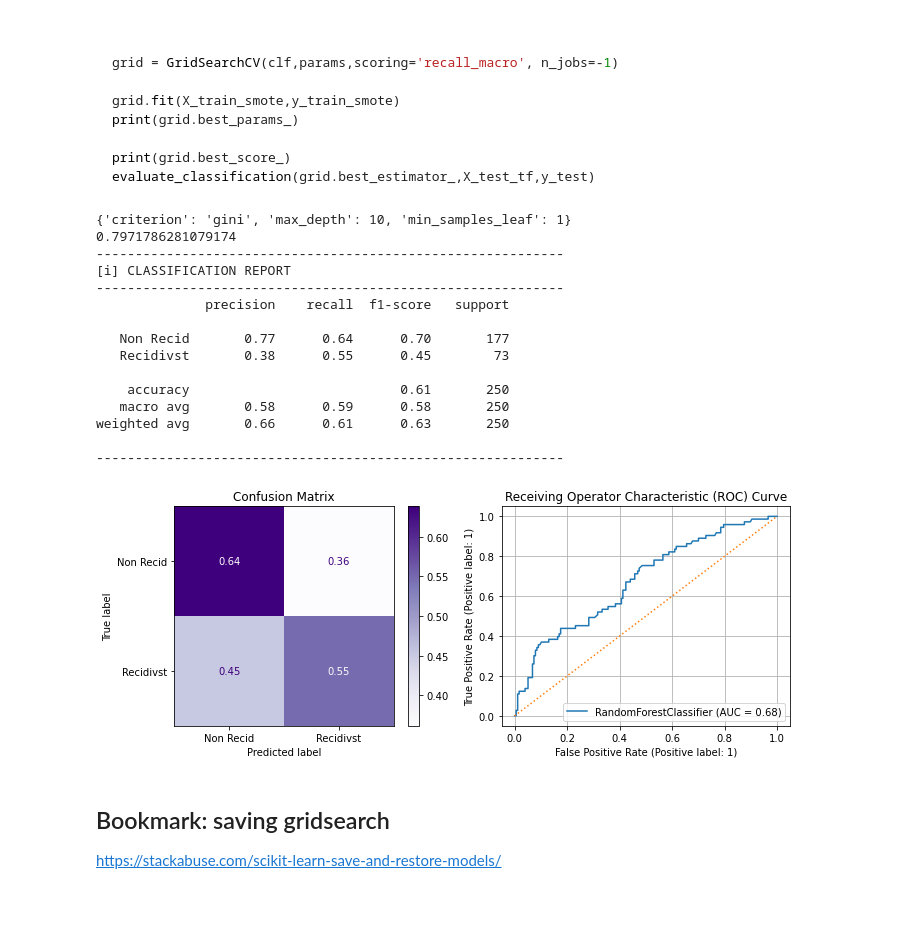
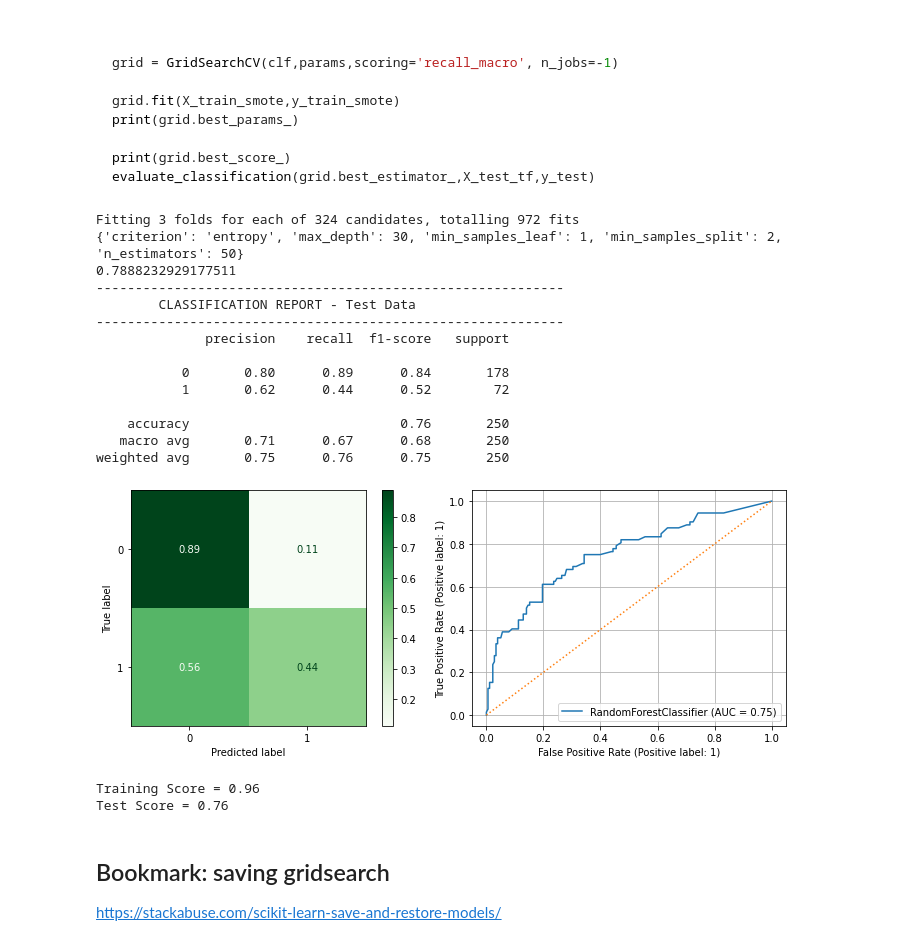
Before and after one commit to jirvingphd/iowa-prisoner-recidivism-mod-3-project, a Jupyter notebook: student-JMI-v2021.ipynb, the cells around one changed output. Saved outputs shown, nothing was run; the diff lists cells and outputs as text; code cells hidden in the pictures; blank space fills up the shorter version.

```diff
--- a/student-JMI-v2021.ipynb
+++ b/student-JMI-v2021.ipynb
@@ -898,0 +886,6 @@ array([[-0.53176276, -1.11301661, -0.63315344, ...,  0.        ,
+# %%
+X_train_tf = pd.DataFrame(preprocessing.transform(X_train),
+                          columns=columns,index=X_train.index)
+X_test_tf = pd.DataFrame(preprocessing.transform(X_test),
+                          columns=columns,index=X_test.index)
+X_train_tf
@@ -899,6 +906,2 @@ array([[-0.53176276, -1.11301661, -0.63315344, ...,  0.        ,
 # %% [markdown]
 > **One downside of Pipelines is that its harder to get the individual info we need to re-form our dataset as a df**
-# %%
-cat_features = preprocessing.named_transformers_['cat'].named_steps['encoder'].get_feature_names(cat_cols)
-X_train_tf = pd.DataFrame(X_train_tf,columns=[*num_cols, *cat_features])
-X_train_tf.head()
@@ -912,4 +907,0 @@ X_train_tf.head()
-# %%
-X_test_tf = pd.DataFrame( preprocessing.transform(X_test),
-                         columns=[*num_cols, *cat_features])
-X_test_tf.head()
@@ -1073,5 +1060,7 @@ weighted avg       0.71      0.72      0.72       250
 ## Getting cat features index
 cat_col_index = [False for col in num_cols]
 cat_col_index.extend([True for col in cat_features])
+cat_col_index.extend([True for col in encoded_cols])
+
 cat_col_index[:5]
 # %% [output]
@@ -1142,37 +1138,42 @@ evaluate_classification(grid.best_estimator_,X_test_tf,y_test)
 # %%
 from sklearn.model_selection import RandomizedSearchCV,GridSearchCV
 
 clf = RandomForestClassifier()
-params ={'max_depth':[None,5,7,10,20,30,],
+params ={'max_depth':[None,10,20,30,35,40],
          'min_samples_leaf':[1,2,3],
+         'min_samples_split':[2,3,4],
          'criterion':['gini','entropy'],
+         'n_estimators':[50,100,150]
         }
 
 
-grid = GridSearchCV(clf,params,scoring='recall', n_jobs=-1)
+grid = GridSearchCV(clf,params,scoring='recall_macro', cv=3,
+                    n_jobs=-1,verbose=True)
+grid.fit(X_train_smote,y_train_smote)
 
-grid.fit(X_train_smote,y_train_smote)
+
 print(grid.best_params_)
-
 print(grid.best_score_)
-evaluate_classification(grid.best_estimator_,X_test_tf,y_test)
+ji.evaluate_classification(grid.best_estimator_,X_test_tf,y_test,
+                           X_train=X_train_smote,y_train=y_train_smote)
 # %% [output]
-{'criterion': 'gini', 'max_depth': 10, 'min_samples_leaf': 1}
-0.7971786281079174
+Fitting 3 folds for each of 324 candidates, totalling 972 fits
+{'criterion': 'entropy', 'max_depth': 30, 'min_samples_leaf': 1, 'min_samples_split': 2, 'n_estimators': 50}
+0.7888232929177511
 ------------------------------------------------------------
-[i] CLASSIFICATION REPORT
+        CLASSIFICATION REPORT - Test Data
 ------------------------------------------------------------
               precision    recall  f1-score   support
 
-   Non Recid       0.77      0.64      0.70       177
-   Recidivst       0.38      0.55      0.45        73
+           0       0.80      0.89      0.84       178
+           1       0.62      0.44      0.52        72
 
-    accuracy                           0.61       250
-   macro avg       0.58      0.59      0.58       250
-weighted avg       0.66      0.61      0.63       250
-
-------------------------------------------------------------
+    accuracy                           0.76       250
+   macro avg       0.71      0.67      0.68       250
+weighted avg       0.75      0.76      0.75       250
-[figure, old version]
+[figure, new version]
+Training Score = 0.96
+Test Score = 0.76
 # %% [markdown]
 ## Bookmark: saving gridsearch
 https://stackabuse.com/scikit-learn-save-and-restore-models/
```
Also changed, not shown: parts of 76 cells of this notebook, 3 other files.
